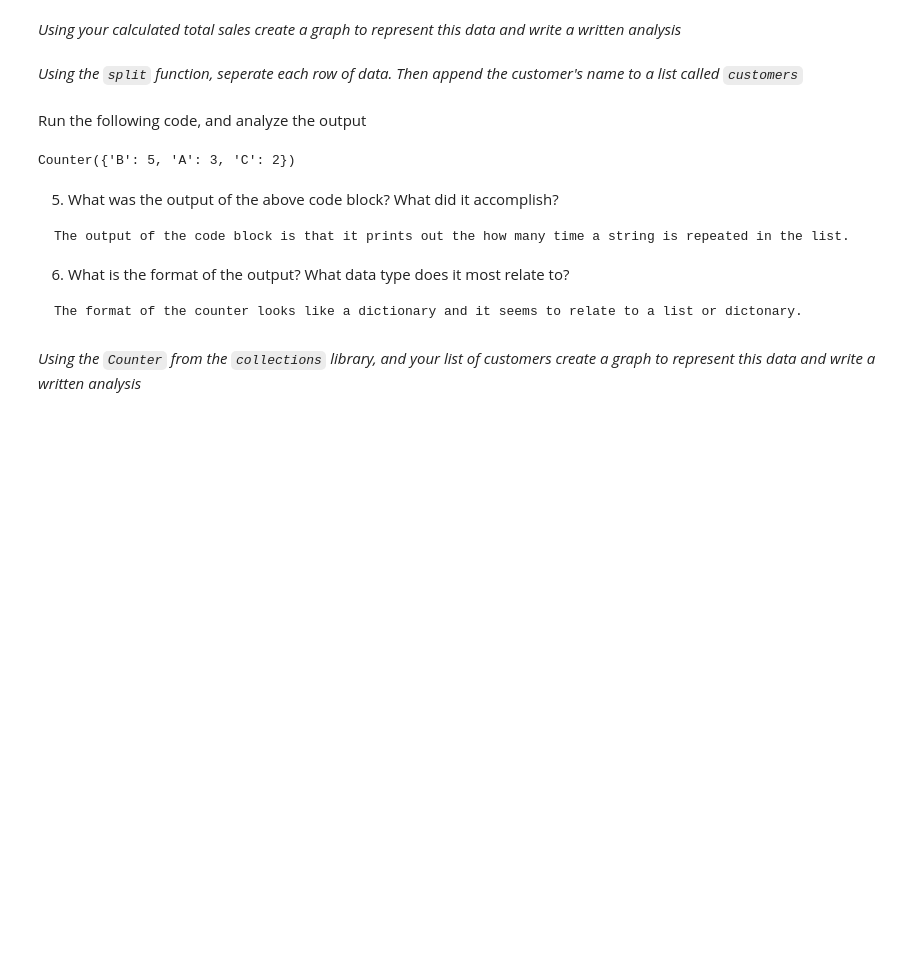
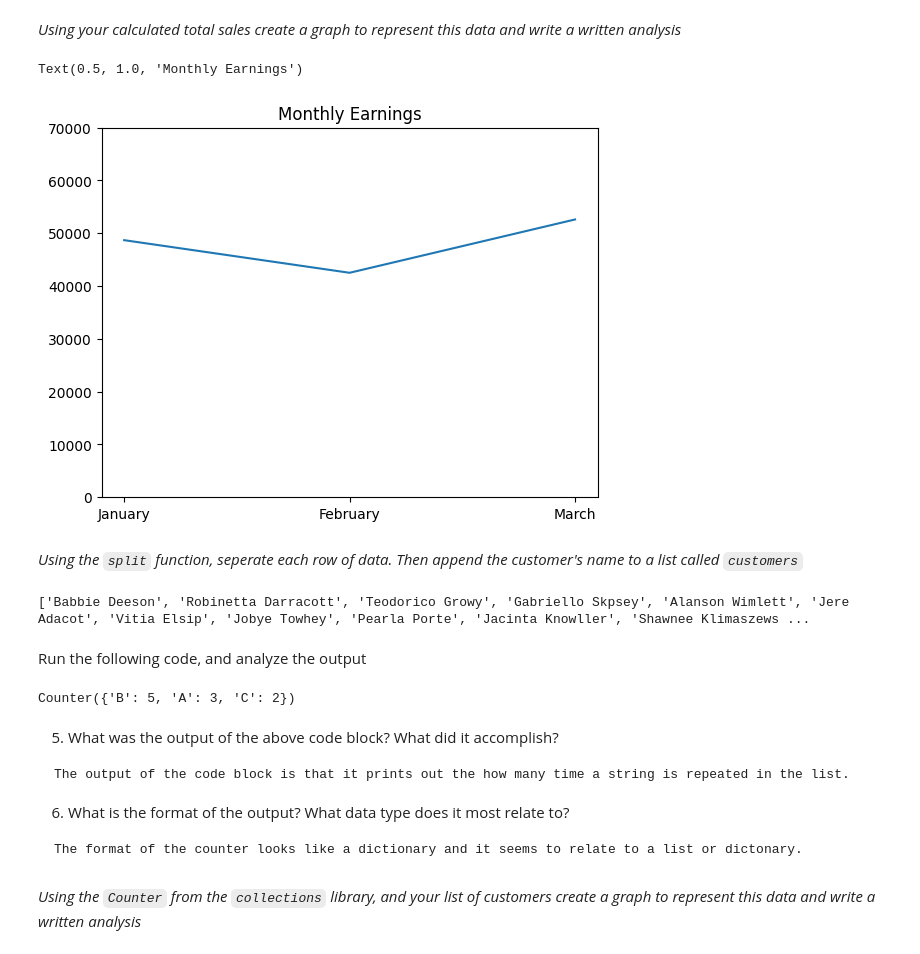
Before and after one commit to AdrianC167/Unit_Two_Data_Science, a Jupyter notebook: splitting_data_real.ipynb, the cells around one changed output. Cells and saved outputs as stored; diff of their text form; code cells hidden in the pictures; blank space fills up the shorter version.

Commit message:
finished spliting data

```diff
--- a/splitting_data_real.ipynb
+++ b/splitting_data_real.ipynb
@@ -56,7 +95,34 @@ for x in content:
 # %% [markdown]
 *Using your calculated total sales create a graph to represent this data and write a written analysis*
+# %%
+#imports matplotlib.pyplot
+import matplotlib.pyplot as plt
+#makes the plot and labels x axis with the months and y axis with the values
+plt.plot(["January","February","March"],[jan,feb,mar])
+#sets the minimum and maximum value
+plt.ylim(0,70000)
+#sets the title
+plt.title("Monthly Earnings")
+# %% [output]
+Text(0.5, 1.0, 'Monthly Earnings')
+[figure, added]
 # %% [markdown]
 *Using the `split` function, seperate each row of data. Then append the customer's name to a list called `customers`*
+# %%
+#creates a list with empty values
+list = []
+#creates a for loop using content which is the opened value of sales.csv
+for x in content:
+    #sets y to the split version of x using the parameter ,
+    y = x.split(",")
+    #appends the first value which is the name to list
+    list.append(y[0])
+#deletes customer from the list
+del list[0]
+#prints the list
+print(list)
+# %% [output]
+['Babbie Deeson', 'Robinetta Darracott', 'Teodorico Growy', 'Gabriello Skpsey', 'Alanson Wimlett', 'Jere Adacot', 'Vitia Elsip', 'Jobye Towhey', 'Pearla Porte', 'Jacinta Knowller', 'Shawnee Klimaszews ...
 # %% [markdown]
 Run the following code, and analyze the output
 # %%
```
Also changed, not shown: parts of 4 cells of this notebook.
